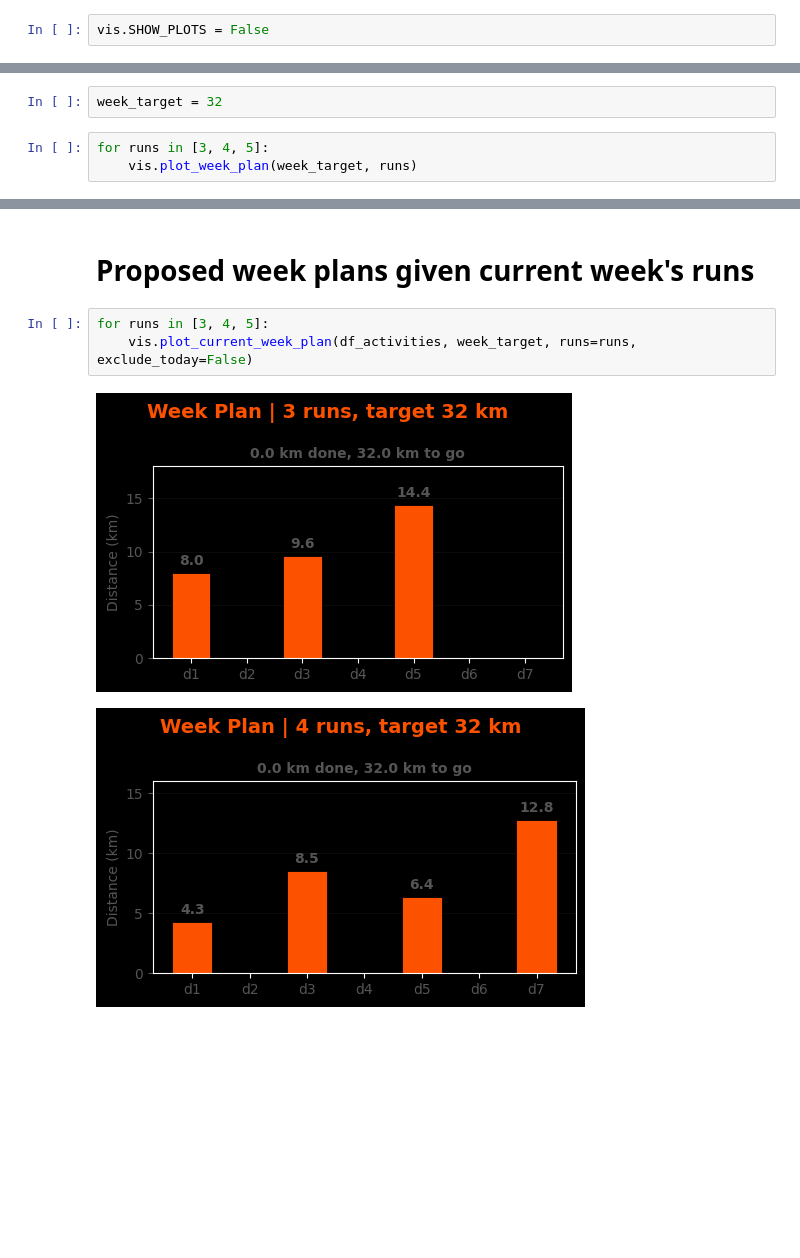
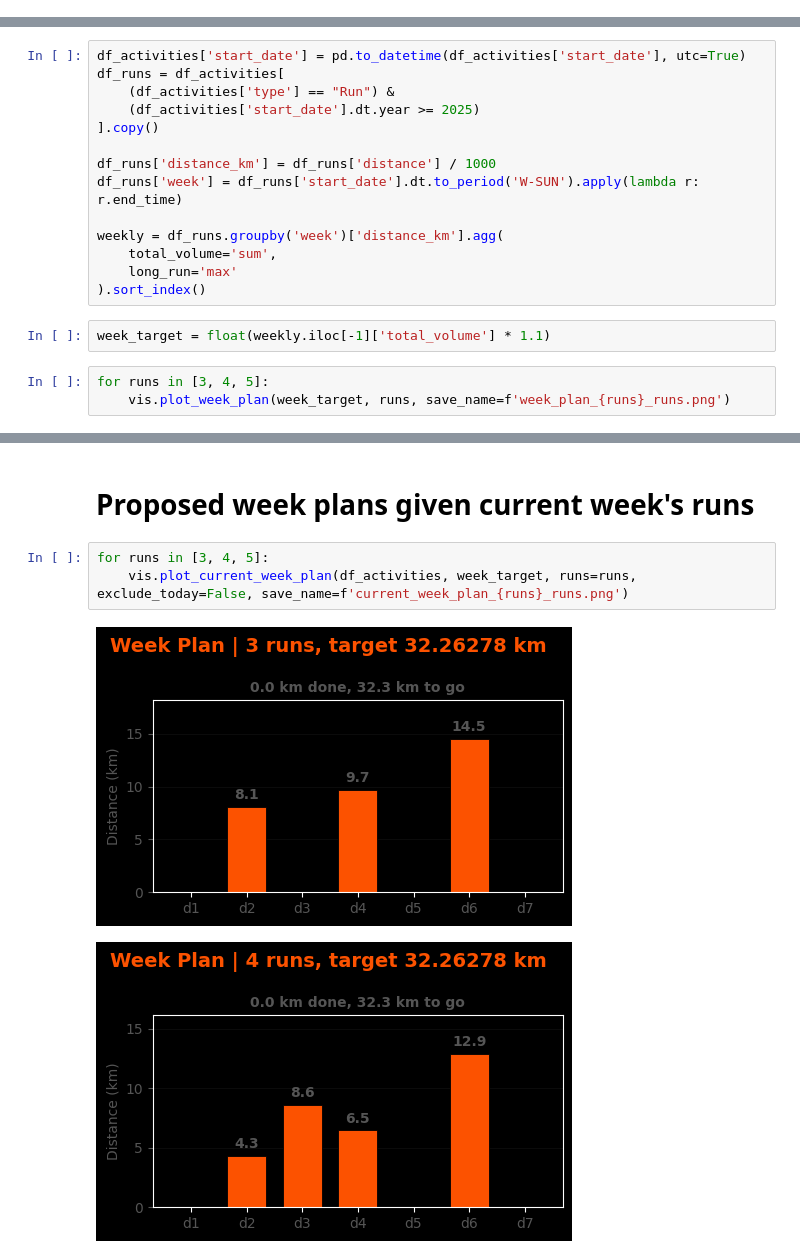
Before and after one commit to JoeySpronck/strava_data, a Jupyter notebook: playground.ipynb, the cells around one changed output, grey strips where cells are left out. Drawn from its saved outputs; the diff is of its cells as text; blank space fills up the shorter version.

```diff
--- a/playground.ipynb
+++ b/playground.ipynb
@@ -12,8 +12,6 @@ from strava_data.authentication import login
 import strava_data.visualization as vis
 import pandas as pd
 import numpy as np
-# %%
-vis.SHOW_PLOTS = False
 # %% [markdown]
 # Login
 # %%
@@ -57,9 +55,23 @@ vis.plot_weekly_distance_targets(df_activities, additional_weeks=4)
 [figure]
 # %% [markdown]
 # Example week plans
+# %%
+df_activities['start_date'] = pd.to_datetime(df_activities['start_date'], utc=True)
+df_runs = df_activities[
+    (df_activities['type'] == "Run") &
+    (df_activities['start_date'].dt.year >= 2025)
+].copy()
+
+df_runs['distance_km'] = df_runs['distance'] / 1000
+df_runs['week'] = df_runs['start_date'].dt.to_period('W-SUN').apply(lambda r: r.end_time)
+
+weekly = df_runs.groupby('week')['distance_km'].agg(
+    total_volume='sum',
+    long_run='max'
+).sort_index()
 # %%
-week_target = 32
+week_target = float(weekly.iloc[-1]['total_volume'] * 1.1)
 # %%
 for runs in [3, 4, 5]:
-    vis.plot_week_plan(week_target, runs)
+    vis.plot_week_plan(week_target, runs, save_name=f'week_plan_{runs}_runs.png')
 # %% [output]
@@ -70,7 +82,7 @@ for runs in [3, 4, 5]:
 # Proposed week plans given current week's runs
 # %%
 for runs in [3, 4, 5]:
-    vis.plot_current_week_plan(df_activities, week_target, runs=runs, exclude_today=False)
+    vis.plot_current_week_plan(df_activities, week_target, runs=runs, exclude_today=False, save_name=f'current_week_plan_{runs}_runs.png')
 # %% [output]
-[figure, old version]
+[figure, new version]
-[figure, old version]
+[figure, new version]
```
Also changed, not shown: parts of 4 cells of this notebook, 12 other files.
